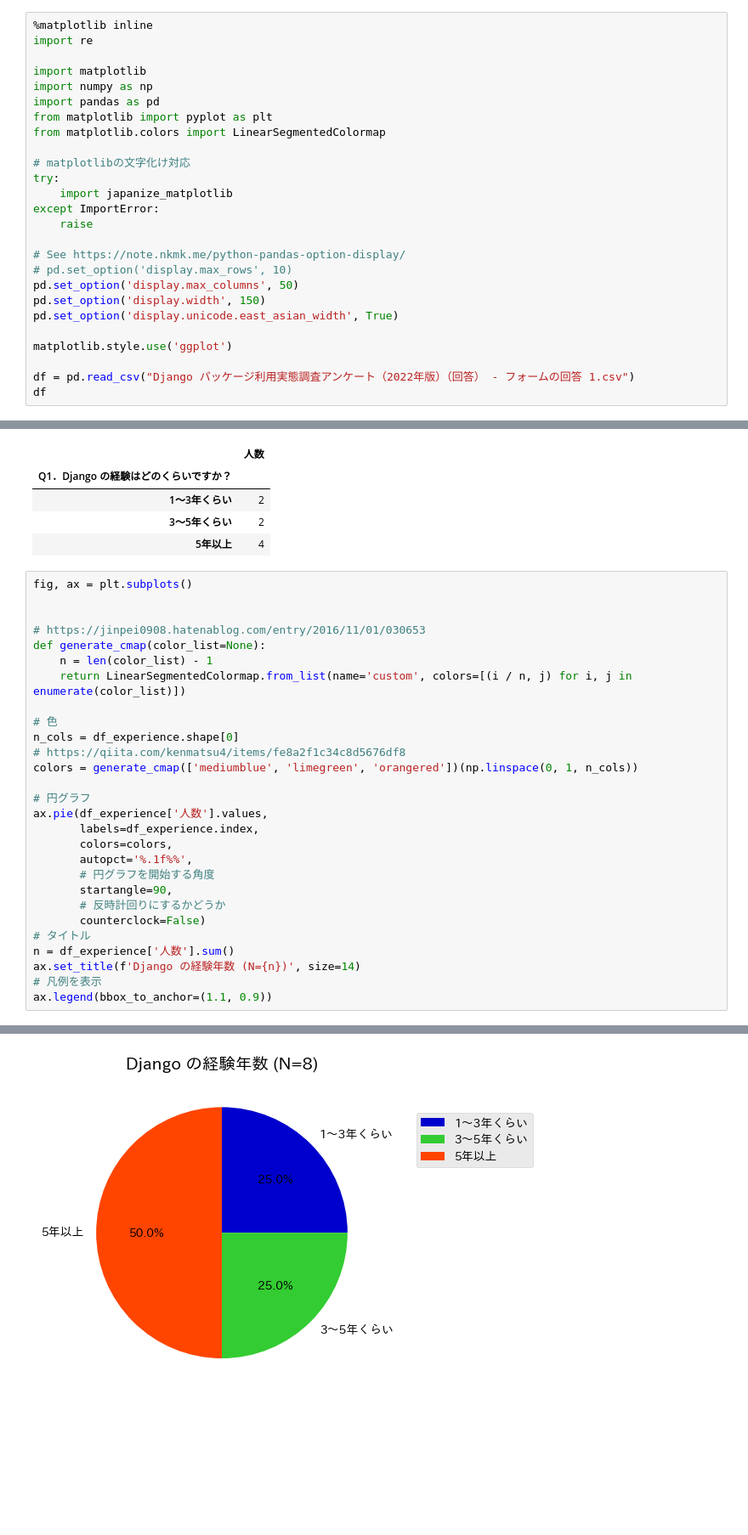
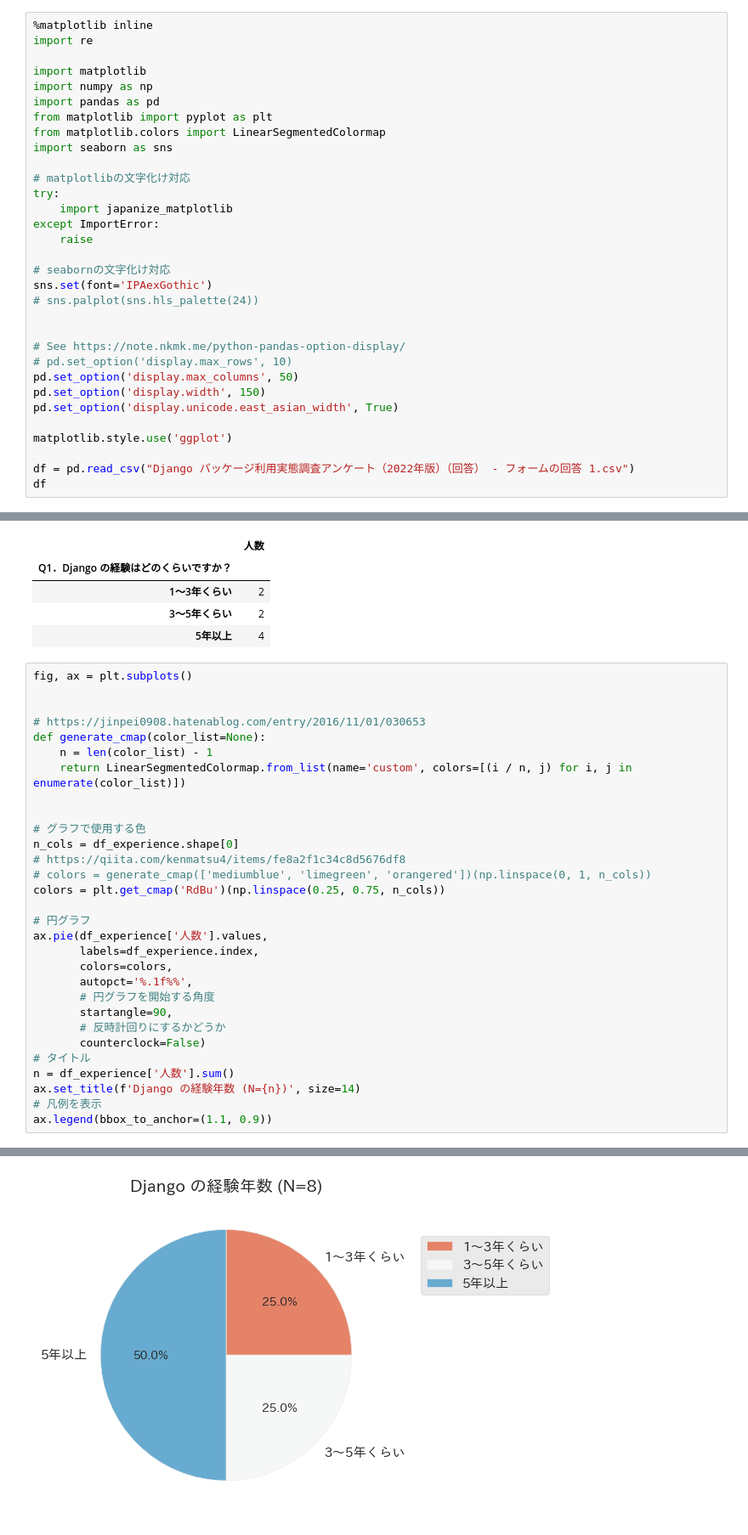
Before and after one commit to akiyoko/advent-calendar-2022-django-survey, a Jupyter notebook: django_survey_2022.ipynb, the cells around one changed output, grey strips where cells are left out. Shown: that part at 85% size. Drawn from its saved outputs; the diff is of its cells as text; blank space fills up the shorter version.

```diff
--- a/django_survey_2022.ipynb
+++ b/django_survey_2022.ipynb
@@ -7,12 +7,18 @@ import numpy as np
 import pandas as pd
 from matplotlib import pyplot as plt
 from matplotlib.colors import LinearSegmentedColormap
+import seaborn as sns
 
 # matplotlibの文字化け対応
 try:
     import japanize_matplotlib
 except ImportError:
     raise
+
+# seabornの文字化け対応
+sns.set(font='IPAexGothic')
+# sns.palplot(sns.hls_palette(24))
+
 
 # See https://note.nkmk.me/python-pandas-option-display/
 # pd.set_option('display.max_rows', 10)
@@ -58,34 +64,36 @@ df_experience
 # %%
 fig, ax = plt.subplots()
 
 
 # https://jinpei0908.hatenablog.com/entry/2016/11/01/030653
 def generate_cmap(color_list=None):
     n = len(color_list) - 1
     return LinearSegmentedColormap.from_list(name='custom', colors=[(i / n, j) for i, j in enumerate(color_list)])
 
-# 色
+
+# グラフで使用する色
 n_cols = df_experience.shape[0]
 # https://qiita.com/kenmatsu4/items/fe8a2f1c34c8d5676df8
-colors = generate_cmap(['mediumblue', 'limegreen', 'orangered'])(np.linspace(0, 1, n_cols))
+# colors = generate_cmap(['mediumblue', 'limegreen', 'orangered'])(np.linspace(0, 1, n_cols))
+colors = plt.get_cmap('RdBu')(np.linspace(0.25, 0.75, n_cols))
 
 # 円グラフ
 ax.pie(df_experience['人数'].values,
        labels=df_experience.index,
        colors=colors,
        autopct='%.1f%%',
        # 円グラフを開始する角度
        startangle=90,
        # 反時計回りにするかどうか
        counterclock=False)
 # タイトル
 n = df_experience['人数'].sum()
 ax.set_title(f'Django の経験年数 (N={n})', size=14)
 # 凡例を表示
 ax.legend(bbox_to_anchor=(1.1, 0.9))
 # %% [output]
 <matplotlib.legend.Legend at 0x...>
-[figure, old version]
+[figure, new version]
 # %%
 def to_package_name(column_name):
     column_name = re.sub('\n', '', column_name)
```
Also changed, not shown: parts of 1 cell of this notebook, 1 other file.
